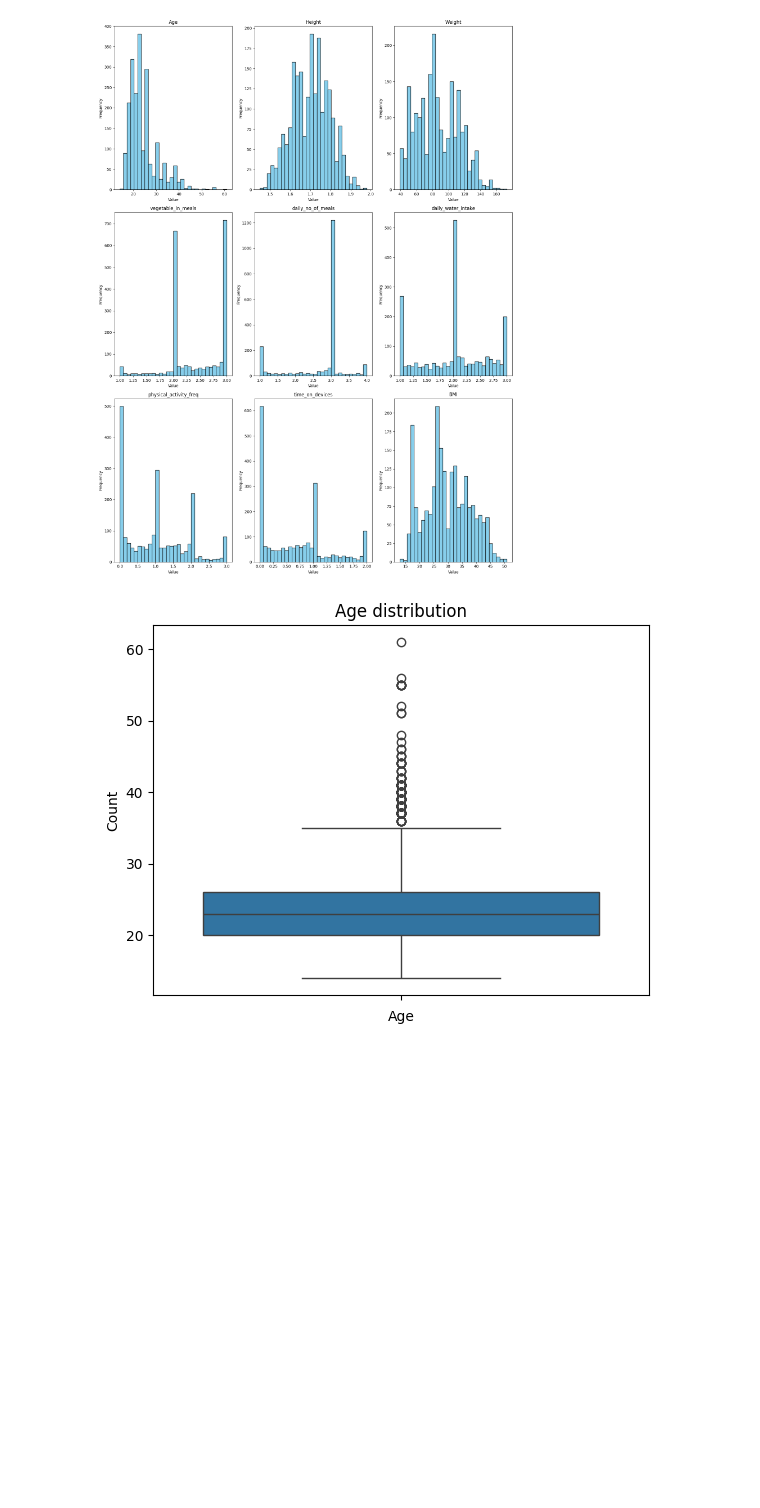
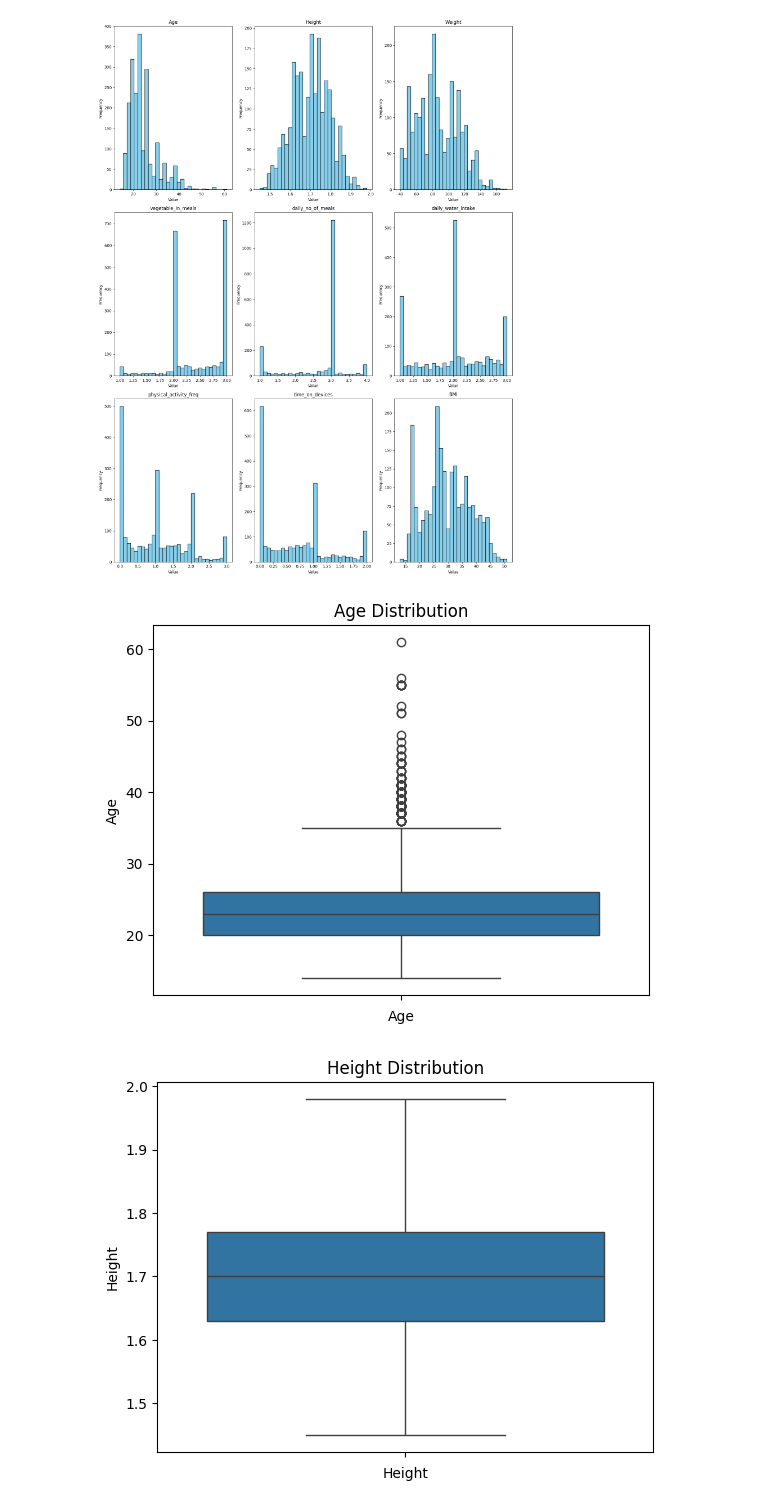
Before and after one commit to SamGombs20/DataAnalysisSample, a Jupyter notebook: code/obesiScanAnalysis.ipynb, the cells around one changed output. Drawn from its saved outputs; the diff is of its cells as text; code cells hidden in the pictures; blank space fills up the shorter version.

```diff
--- a/code/obesiScanAnalysis.ipynb
+++ b/code/obesiScanAnalysis.ipynb
@@ -65,6 +65,12 @@ def plot_count_plot(column, title, xlabel):
     plt.xlabel('Count')
     plt.ylabel(xlabel)
     plt.show()
+#plotting box plots
+def plot_box_plot(column, title, xlabel):
+    sns.boxplot(column)
+    plt.title(title)
+    plt.xlabel(xlabel)
+    plt.show()
 # %%
 #Visualizations for numerical data
 columns = [
@@ -84,10 +90,10 @@ plt.show()
 # %% [output]
 [figure]
 # %%
-sns.boxplot(df['Age'])
-plt.title("Age distribution")
-plt.xlabel("Age")
-plt.ylabel("Count")
-plt.show()
+plot_box_plot(df['Age'], "Age Distribution", "Age")
+plot_box_plot(df['Height'], "Height Distribution", "Height")
+plot_box_plot(df['Weight'], "Weight Distribution", "Weight")
+plot_box_plot(df['BMI'], "BMI Distribution", "BMI")
 # %% [output]
-[figure, old version]
+[figure, new version]
+[figure, added]
```
Also changed, not shown: parts of 2 cells of this notebook.
